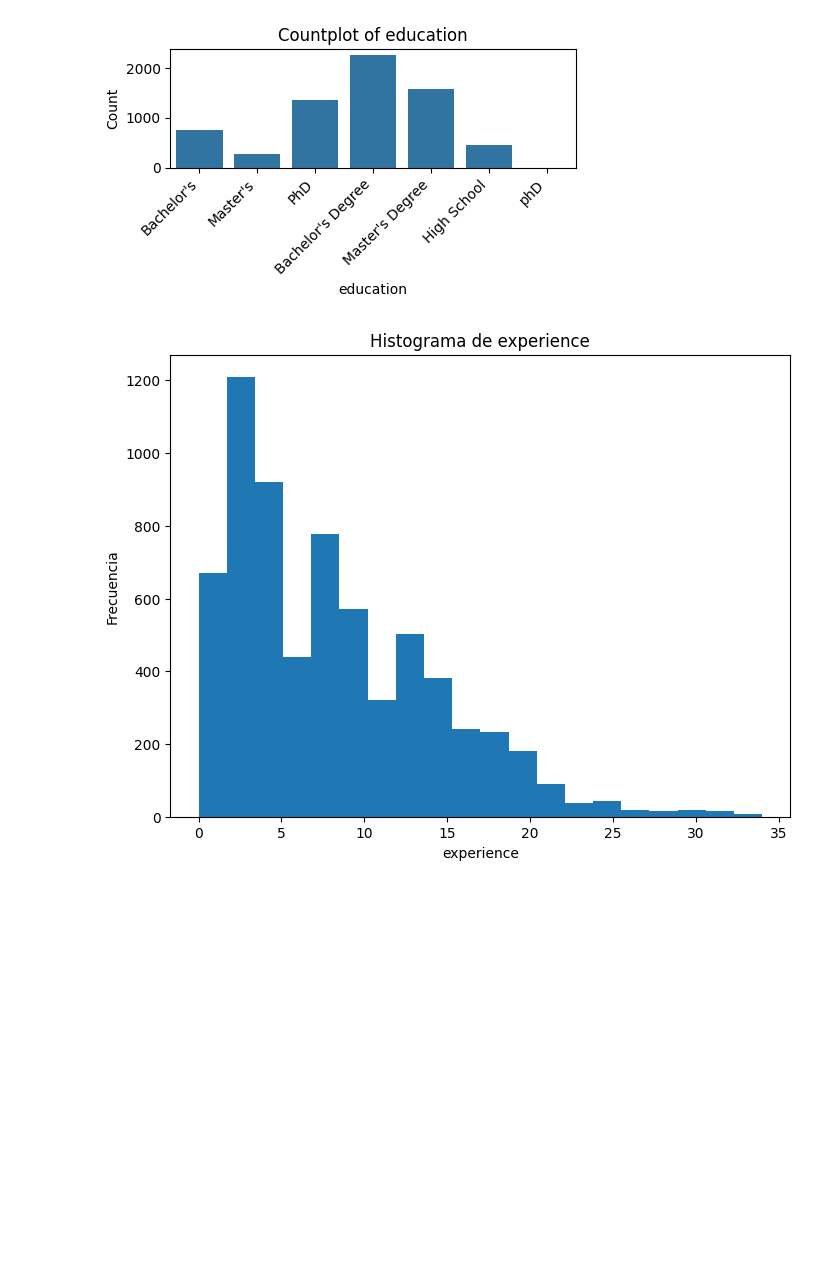
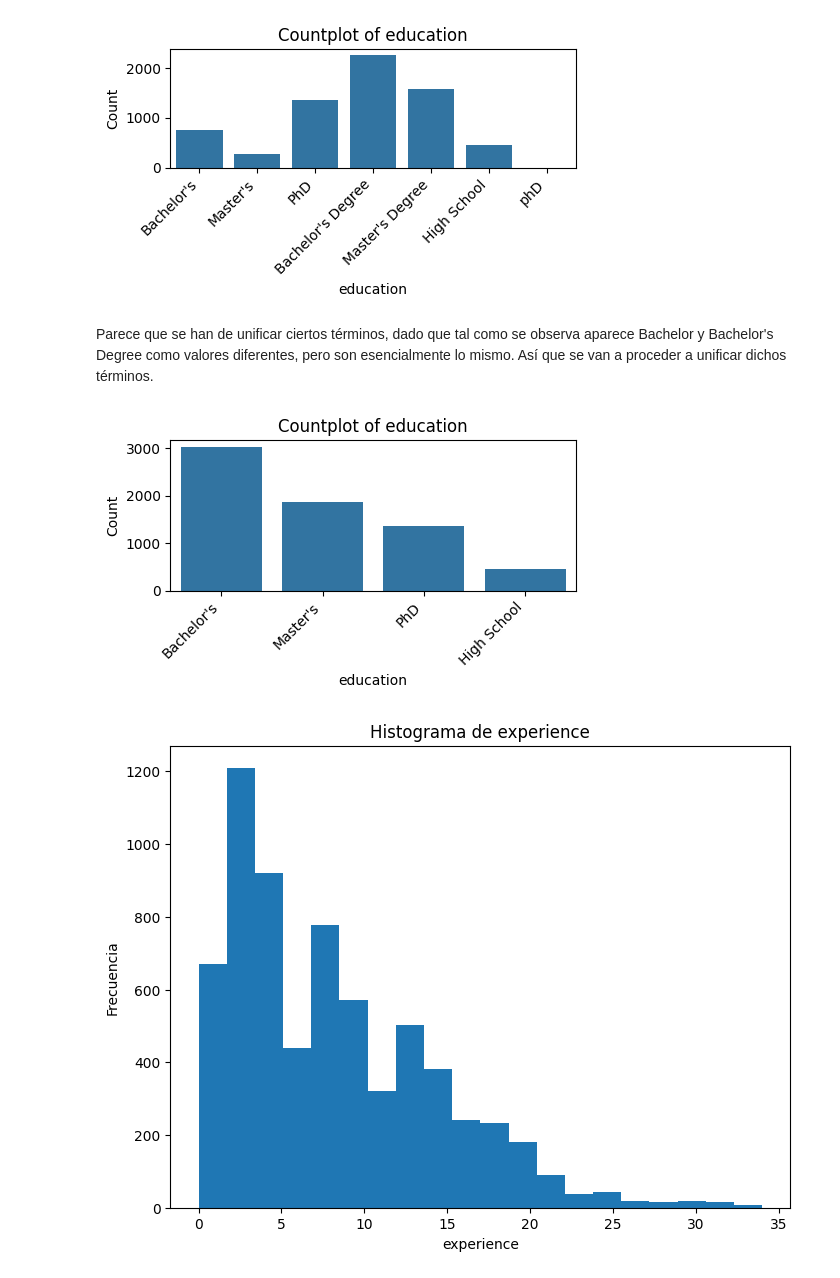
Before and after one commit to robertomartinezedu/Curso-IA-BigData, a Jupyter notebook: PIA_UD2_Entrega2.ipynb, the cells around one changed output. Drawn from its saved outputs; the diff is of its cells as text; code cells hidden in the pictures; blank space fills up the shorter version.

```diff
--- a/PIA_UD2_Entrega2.ipynb
+++ b/PIA_UD2_Entrega2.ipynb
@@ -168,6 +168,24 @@ plt.tight_layout()
 plt.show()
 # %% [output]
 [figure]
+# %% [markdown]
+Parece que se han de unificar ciertos términos, dado que tal como se observa aparece Bachelor y Bachelor's Degree como valores diferentes, pero son esencialmente lo mismo. Así que se van a proceder a unificar dichos términos.
+# %%
+df['education'] = df['education'].replace("Bachelor's Degree", "Bachelor's")
+df['education'] = df['education'].replace("Master's Degree", "Master's")
+df['education'] = df['education'].replace("phD", "PhD")
+# %%
+categorical_column = 'education'
+plt.figure(figsize=(5, 3))
+sns.countplot(x=categorical_column, data=df)
+plt.xlabel(categorical_column)
+plt.ylabel('Count')
+plt.title(f'Countplot of {categorical_column}')
+plt.xticks(rotation=45, ha='right')
+plt.tight_layout()
+plt.show()
+# %% [output]
+[figure, added]
 # %%
 plt.figure(figsize=(8, 6))
 plt.hist(df['experience'], bins=20)
```
Also changed, not shown: parts of 20 cells of this notebook.
